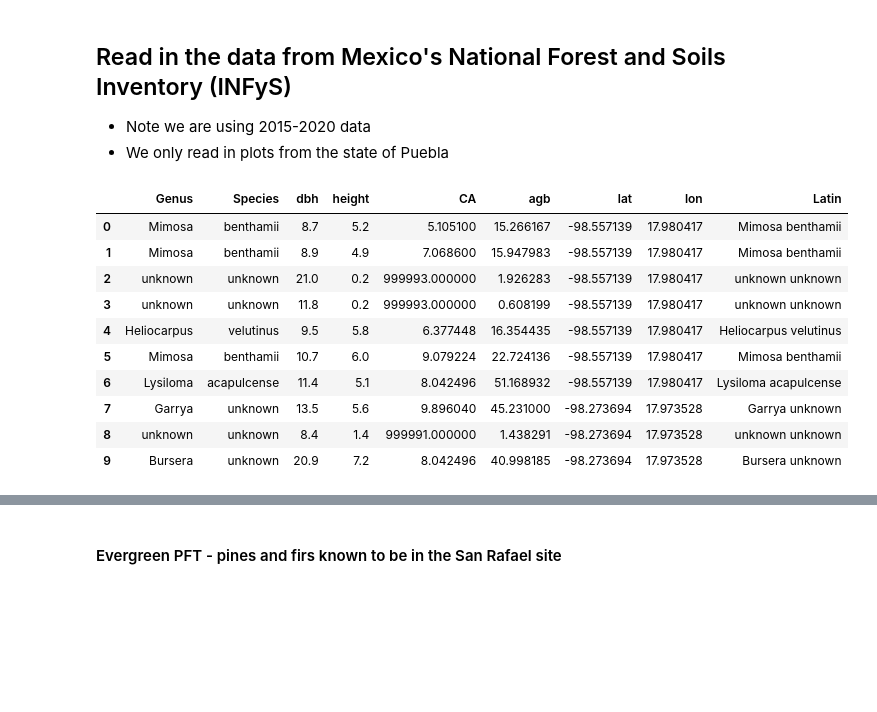
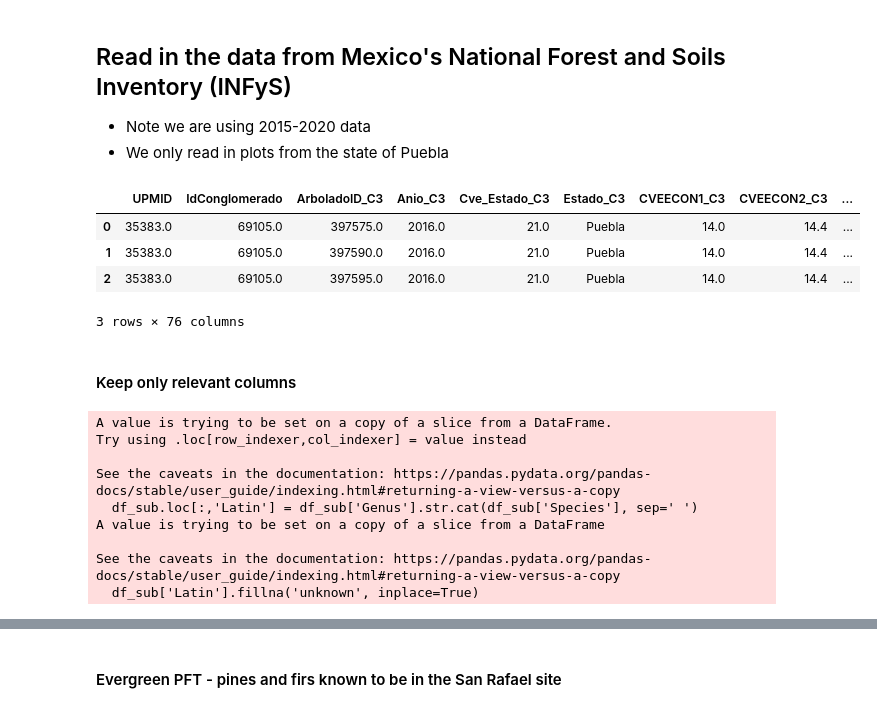
Before and after one commit to JessicaNeedham/FATES-plotting-scripts, a Jupyter notebook: FATES-MRV-IFM_allometry.ipynb, the cells around one changed output, grey strips where cells are left out. Drawn from its saved outputs; the diff is of its cells as text; code cells hidden in the pictures; blank space fills up the shorter version.

```diff
--- a/FATES-MRV-IFM_allometry.ipynb
+++ b/FATES-MRV-IFM_allometry.ipynb
@@ -19,19 +19,36 @@ from scipy.stats import linregress
 - Note we are using 2015-2020 data
 - We only read in plots from the state of Puebla
 # %%
-df_all = pd.read_csv('/Users/JFNeedham/Desktop/Mexico_forest_inventory_data-FATES-MRV/INFyS_2015_2020_Puebla_subset.csv', low_memory=False)
-df_all = df_all.dropna(subset=['Genus'])
+df_full  = pd.read_csv('/Users/JFNeedham/Desktop/FATES-MRV/Mexico_forest_inventory_data-FATES-MRV/INFyS_2015_2020_Puebla_RYw2D2Y.csv', low_memory=False)
 # %%
-df_all.head(10)
+df_full.head(3)
 # %% [output]
-|  | Genus | Species | dbh | height | CA | agb | lat | lon | Latin |
-| 0 | Mimosa | benthamii | 8.7 | 5.2 | 5.105100 | 15.266167 | -98.557139 | 17.980417 | Mimosa benthamii |
-| 1 | Mimosa | benthamii | 8.9 | 4.9 | 7.068600 | 15.947983 | -98.557139 | 17.980417 | Mimosa benthamii |
-| 2 | unknown | unknown | 21.0 | 0.2 | 999993.000000 | 1.926283 | -98.557139 | 17.980417 | unknown unknown |
-| 3 | unknown | unknown | 11.8 | 0.2 | 999993.000000 | 0.608199 | -98.557139 | 17.980417 | unknown unknown |
-| 4 | Heliocarpus | velutinus | 9.5 | 5.8 | 6.377448 | 16.354435 | -98.557139 | 17.980417 | Heliocarpus velutinus |
-| 5 | Mimosa | benthamii | 10.7 | 6.0 | 9.079224 | 22.724136 | -98.557139 | 17.980417 | Mimosa benthamii |
-| 6 | Lysiloma | acapulcense | 11.4 | 5.1 | 8.042496 | 51.168932 | -98.557139 | 17.980417 | Lysiloma acapulcense |
-| 7 | Garrya | unknown | 13.5 | 5.6 | 9.896040 | 45.231000 | -98.273694 | 17.973528 | Garrya unknown |
-| 8 | unknown | unknown | 8.4 | 1.4 | 999991.000000 | 1.438291 | -98.273694 | 17.973528 | unknown unknown |
-| 9 | Bursera | unknown | 20.9 | 7.2 | 8.042496 | 40.998185 | -98.273694 | 17.973528 | Bursera unknown |
+|  | UPMID | IdConglomerado | ArboladoID_C3 | Anio_C3 | Cve_Estado_C3 | Estado_C3 | CVEECON1_C3 | CVEECON2_C3 | ... |
+| 0 | 35383.0 | 69105.0 | 397575.0 | 2016.0 | 21.0 | Puebla | 14.0 | 14.4 | ... |
+| 1 | 35383.0 | 69105.0 | 397590.0 | 2016.0 | 21.0 | Puebla | 14.0 | 14.4 | ... |
+| 2 | 35383.0 | 69105.0 | 397595.0 | 2016.0 | 21.0 | Puebla | 14.0 | 14.4 | ... |
+3 rows × 76 columns
+# %% [markdown]
+#### Keep only relevant columns
+# %%
+df_sub = df_full[['IdConglomerado', 'Genero_APG_C3', 'Especie_APG_C3', 'DiametroNormal_C3', 'AlturaTotal_C3', 'AreaCopa_C3', 'biomasa_kg_C3',
+                  'X_C3', 'Y_C3', 'Forma_Biologica_Cat_C3', 'DESCRIP_S7_C3']]
+
+# translate column names
+df_sub.columns =  ['Plot', 'Genus', 'Species', 'dbh', 'height', 'CA', 'agb', 'lat', 'lon', 'lifeform', 'site_descriptor']
+
+# make a latin binomial column and get rid of Nas (prevent filtering later)
+df_sub.loc[:,'Latin'] = df_sub['Genus'].str.cat(df_sub['Species'], sep=' ')
+
+# set NaNs to 'unknown'
+df_sub['Latin'].fillna('unknown', inplace=True)
+# %% [output]
+A value is trying to be set on a copy of a slice from a DataFrame.
+Try using .loc[row_indexer,col_indexer] = value instead
+
+See the caveats in the documentation: https://pandas.pydata.org/pandas-docs/stable/user_guide/indexing.html#returning-a-view-versus-a-copy
+  df_sub.loc[:,'Latin'] = df_sub['Genus'].str.cat(df_sub['Species'], sep=' ')
+A value is trying to be set on a copy of a slice from a DataFrame
+
+See the caveats in the documentation: https://pandas.pydata.org/pandas-docs/stable/user_guide/indexing.html#returning-a-view-versus-a-copy
+  df_sub['Latin'].fillna('unknown', inplace=True)
```
Also changed, not shown: parts of 14 cells of this notebook.
